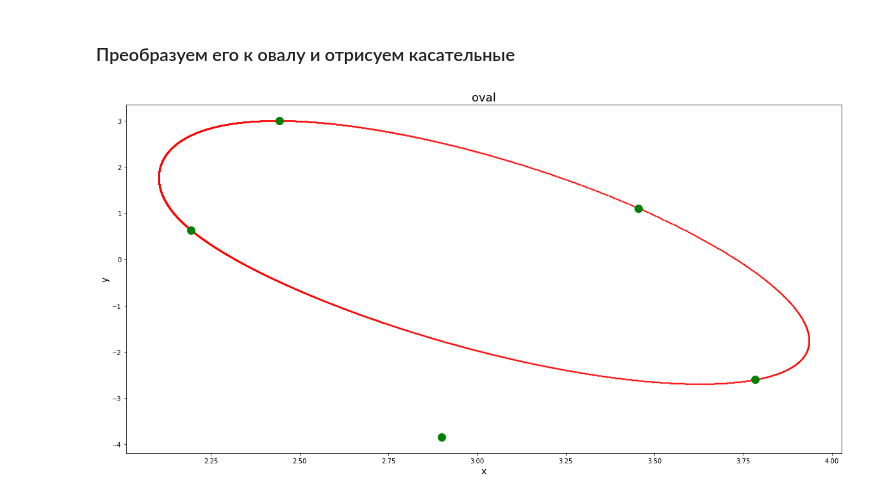
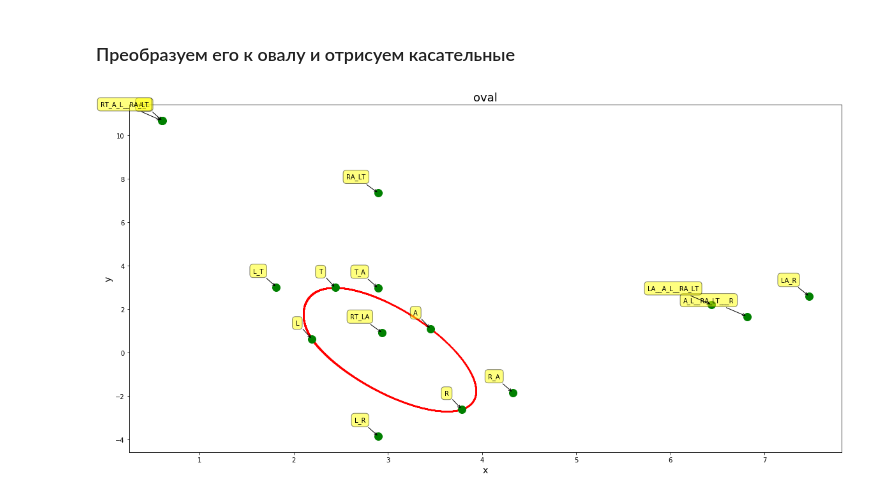
Before and after one commit to razmikKonstandyan/pics, a Jupyter notebook: illustration.ipynb, the cells around one changed output. Saved outputs shown, nothing was run; the diff lists cells and outputs as text; code cells hidden in the pictures.

Commit message:
full illustration of points

```diff
--- a/illustration.ipynb
+++ b/illustration.ipynb
@@ -11,11 +11,20 @@ def get_figure(plt, title, figsize=(20, 10)):
     plt.ylabel('y', fontsize=14)
     return plt
 
-def put_points(pl, points, color='ro', markersize=1):
+def put_points(plt, points, color='ro', markersize=1, labels=None):
     x_points = [p.x for p in points]
     y_points = [p.y for p in points]
-    pl.plot(x_points, y_points, color, markersize=markersize)
-    return pl
+    plt.plot(x_points, y_points, color, markersize=markersize)
+    if labels:
+        for label, x, y in zip(labels, x_points, y_points):
+            plt.annotate(label, xy=(x, y), xytext=(-20, 20), textcoords='offset points',
+                         ha='right', va='bottom', bbox=dict(boxstyle='round,pad=0.5', fc='yellow', alpha=0.5),
+                         arrowprops=dict(arrowstyle = '->', connectionstyle='arc3,rad=0'))
+
+    return plt
+
+
+# def put_points_annotate(pl, )
 # %% [markdown]
 ### Отрисуем эллипс.
 # %%
@@ -30,35 +39,42 @@ put_points(get_figure(plt, 'oval'), ellipse.points).show()
 # %%
 a = 2
 b = 4
 power = 1.3
 oval = Oval(a, b, power)
 oval.projective_transform(10, 12, 3, 10, 4, 12, 6, 2)
 L = oval.points[-253]
 R = oval.points[-2393]
 A = oval.points[3300]
 T = oval.points[2600]
 
 LA = oval.form_line_by_two_points(L, A)
 LT = oval.form_line_by_two_points(L, T)
 RA = oval.form_line_by_two_points(R, A)
 RT = oval.form_line_by_two_points(R, T)
-RA_LT = get_lines_intersection_point(RA, LT)
 
 
-L_tangent = oval.get_tangent_line(L, left_power=1, right_power=.5, down_power=1.2, up_power=1)
-R_tangent = oval.get_tangent_line(R, left_power=1, right_power=.3, down_power=1.7, up_power=1)
+L_tangent = oval.get_tangent_line(L, down_power=2., up_power=2.0, left_power=2.0, right_power=2.0)
+R_tangent = oval.get_tangent_line(R, left_power=1, right_power=1.3, down_power=12.7, up_power=1)
 A_tangent = oval.get_tangent_line(A, left_power=1, right_power=.3, down_power=1.7, up_power=1)
 T_tangent = oval.get_tangent_line(T, left_power=1, right_power=.3, down_power=1.7, up_power=1)
 
-L_tangent_A_tangent = get_lines_intersection_point(L_tangent, A_tangent)
+L_R = get_lines_intersection_point(L_tangent, R_tangent)
+L_T = get_lines_intersection_point(L_tangent, T_tangent)
+A_L = get_lines_intersection_point(A_tangent, L_tangent)
+R_A = get_lines_intersection_point(R_tangent, A_tangent)
+A_L__RA_LT = oval.form_line_by_two_points(A_L, RA_LT)
+A_L__RA_LT___R = get_lines_intersection_point(R_tangent, A_L__RA_LT)
+LA_R = get_lines_intersection_point(LA, R_tangent)
+RT_A_L__RA_LT = get_lines_intersection_point(RT, A_L__RA_LT)
+RA_LT = get_lines_intersection_point(RA, LT)
+RT_LA = get_lines_intersection_point(RT, LA)
+T_A = get_lines_intersection_point(T_tangent, A_tangent)
+LA__A_L__RA_LT = get_lines_intersection_point(LA, A_L__RA_LT)
 
-intersection_point = get_lines_intersection_point(L_tangent, R_tangent)
 p = get_figure(plt, 'oval')
 p = put_points(p, oval.points)
-# p = put_points(p, L_tangent.points + A_tangent.points, 'bo')
-# p = put_points(p, R_tangent.points, 'bo')
-p = put_points(p, [intersection_point, L, R, T, A], 'go', markersize=12)
+p = put_points(p, [L_R, L, R, T, A, L_T, RA_LT, LA_R, A_L, R_A, A_L__RA_LT___R, RT_A_L__RA_LT, T_A, RT_LA, LA__A_L__RA_LT], 'go', markersize=12, labels=['L_R', 'L', 'R', 'T', 'A', 'L_T', 'RA_LT', 'LA_R', 'A_L', 'R_A', 'A_L__RA_LT___R', 'RT_A_L__RA_LT', 'T_A', 'RT_LA', 'LA__A_L__RA_LT'])
 p = put_points(p, oval.form_line_by_two_points(L, R).points, 'go')
 p.show()
 # %% [output]
-[figure, old version]
+[figure, new version]
```
Also changed, not shown: parts of 3 cells of this notebook, 1 other file.
